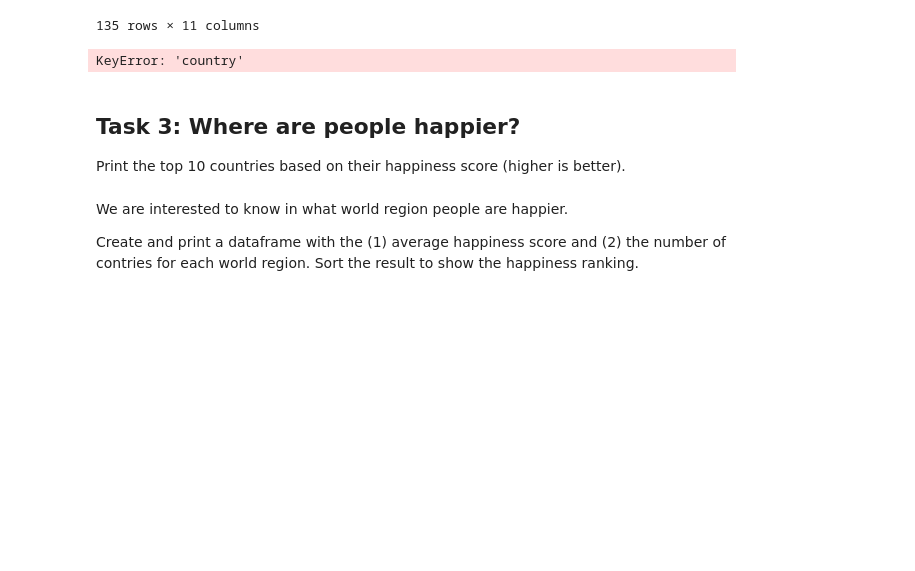
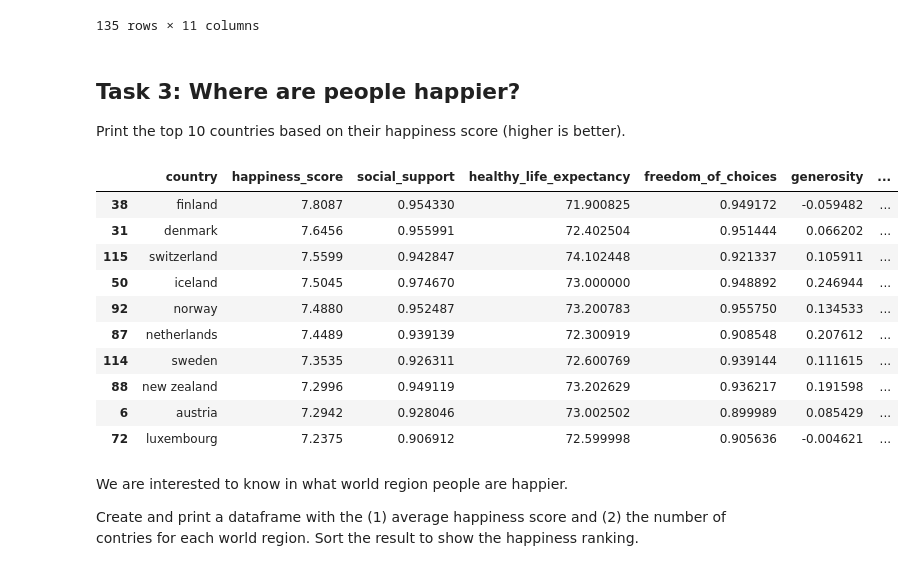
Before and after one commit to GorgorQ/ada, a Jupyter notebook: Exercises/01 - Handling data/Happiness.ipynb, the cells around one changed output. Cells and saved outputs as stored; diff of their text form; code cells hidden in the pictures; blank space fills up the shorter version.

```diff
--- a/Exercises/01 - Handling data/Happiness.ipynb
+++ b/Exercises/01 - Handling data/Happiness.ipynb
@@ -110,19 +99,26 @@ country_features
 | 133 | zambia | 3.7594 | 0.698824 | 55.299377 | 0.806500 | 0.078037 | ... |
 | 134 | zimbabwe | 3.2992 | 0.763093 | 55.617260 | 0.711458 | -0.072064 | ... |
 135 rows × 11 columns
-# %%
-
-happiness['country_name'] = happiness['country'].apply(lambda r: r.lower())
-country_features = happiness.merge(countries, on="country").drop("country_name", axis=1)
-country_features.head()
-# %% [output]
-KeyError: 'country'
 # %% [markdown]
 ## Task 3: Where are people happier?
 
 Print the top 10 countries based on their happiness score (higher is better).
 # %%
 # Write your code here
+country_features = country_features.sort_values(by=['happiness_score'], ascending=False)
+country_features[0:10]
+# %% [output]
+|  | country | happiness_score | social_support | healthy_life_expectancy | freedom_of_choices | generosity | ... |
+| 38 | finland | 7.8087 | 0.954330 | 71.900825 | 0.949172 | -0.059482 | ... |
+| 31 | denmark | 7.6456 | 0.955991 | 72.402504 | 0.951444 | 0.066202 | ... |
+| 115 | switzerland | 7.5599 | 0.942847 | 74.102448 | 0.921337 | 0.105911 | ... |
+| 50 | iceland | 7.5045 | 0.974670 | 73.000000 | 0.948892 | 0.246944 | ... |
+| 92 | norway | 7.4880 | 0.952487 | 73.200783 | 0.955750 | 0.134533 | ... |
+| 87 | netherlands | 7.4489 | 0.939139 | 72.300919 | 0.908548 | 0.207612 | ... |
+| 114 | sweden | 7.3535 | 0.926311 | 72.600769 | 0.939144 | 0.111615 | ... |
+| 88 | new zealand | 7.2996 | 0.949119 | 73.202629 | 0.936217 | 0.191598 | ... |
+| 6 | austria | 7.2942 | 0.928046 | 73.002502 | 0.899989 | 0.085429 | ... |
+| 72 | luxembourg | 7.2375 | 0.906912 | 72.599998 | 0.905636 | -0.004621 | ... |
 # %% [markdown]
 We are interested to know in what world region people are happier.
 
```
Also changed, not shown: parts of 14 cells of this notebook.
